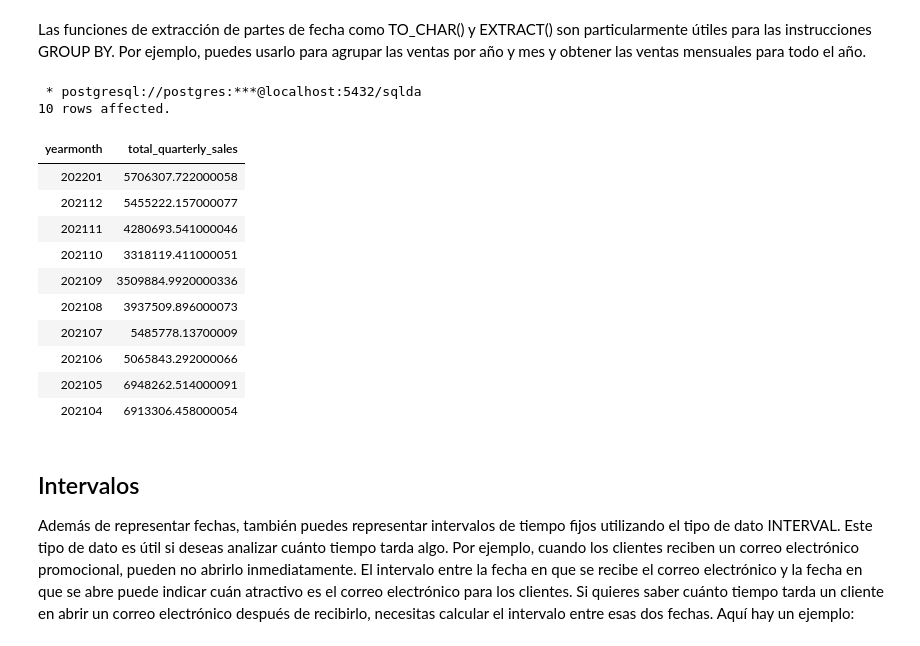
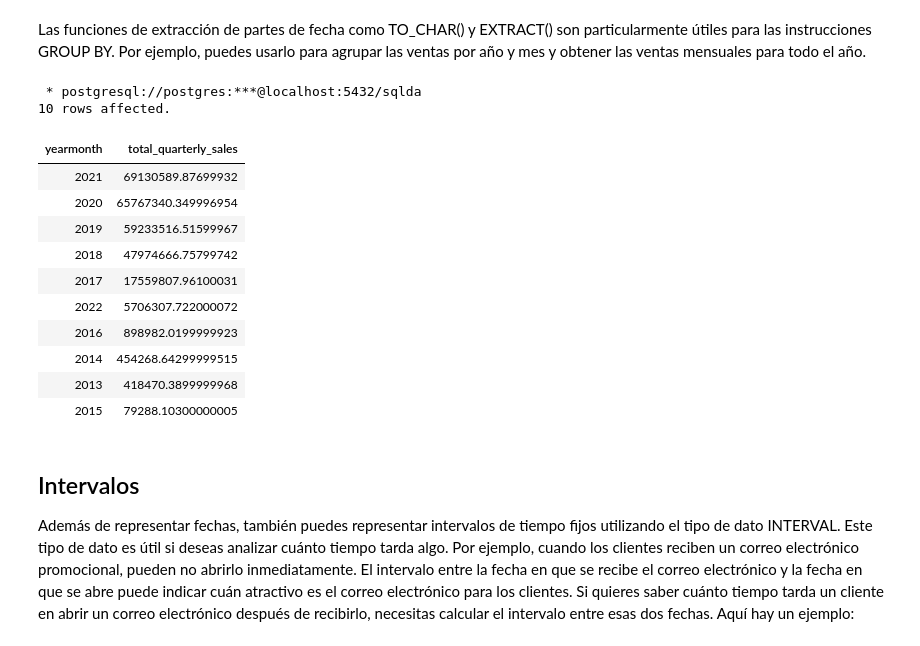
Before and after one commit to limspiga/data-modeling-fall-24, a Jupyter notebook: 07_data_modeling_for_marketing.ipynb, the cells around one changed output. Drawn from its saved outputs; the diff is of its cells as text; code cells hidden in the pictures.

```diff
--- a/07_data_modeling_for_marketing.ipynb
+++ b/07_data_modeling_for_marketing.ipynb
@@ -212,26 +216,25 @@ Las funciones de extracción de partes de fecha como TO_CHAR() y EXTRACT() son p
 # %%
 %%sql
 SELECT
-  TO_CHAR(sales_transaction_date, 'yyyymm') AS yearmonth,
+  TO_CHAR(sales_transaction_date, 'yyyy') AS yearmonth,
   SUM(sales_amount) AS total_quarterly_sales
 FROM sales
 GROUP BY 1
-ORDER BY
-  1 DESC LIMIT 10;
+ORDER BY 2 DESC LIMIT 10;
 # %% [output]
  * postgresql://postgres:***@localhost:5432/sqlda
 10 rows affected.
 | yearmonth | total_quarterly_sales |
-| 202201 | 5706307.722000058 |
-| 202112 | 5455222.157000077 |
-| 202111 | 4280693.541000046 |
-| 202110 | 3318119.411000051 |
-| 202109 | 3509884.9920000336 |
-| 202108 | 3937509.896000073 |
-| 202107 | 5485778.13700009 |
-| 202106 | 5065843.292000066 |
-| 202105 | 6948262.514000091 |
-| 202104 | 6913306.458000054 |
+| 2021 | 69130589.87699932 |
+| 2020 | 65767340.349996954 |
+| 2019 | 59233516.51599967 |
+| 2018 | 47974666.75799742 |
+| 2017 | 17559807.96100031 |
+| 2022 | 5706307.722000072 |
+| 2016 | 898982.0199999923 |
+| 2014 | 454268.64299999515 |
+| 2013 | 418470.3899999968 |
+| 2015 | 79288.10300000005 |
 # %% [markdown]
 ## Intervalos
 Además de representar fechas, también puedes representar intervalos de tiempo fijos utilizando el tipo de dato INTERVAL. Este tipo de dato es útil si deseas analizar cuánto tiempo tarda algo. Por ejemplo, cuando los clientes reciben un correo electrónico promocional, pueden no abrirlo inmediatamente. El intervalo entre la fecha en que se recibe el correo electrónico y la fecha en que se abre puede indicar cuán atractivo es el correo electrónico para los clientes. Si quieres saber cuánto tiempo tarda un cliente en abrir un correo electrónico después de recibirlo, necesitas calcular el intervalo entre esas dos fechas.
```
Also changed, not shown: parts of 14 cells of this notebook.
